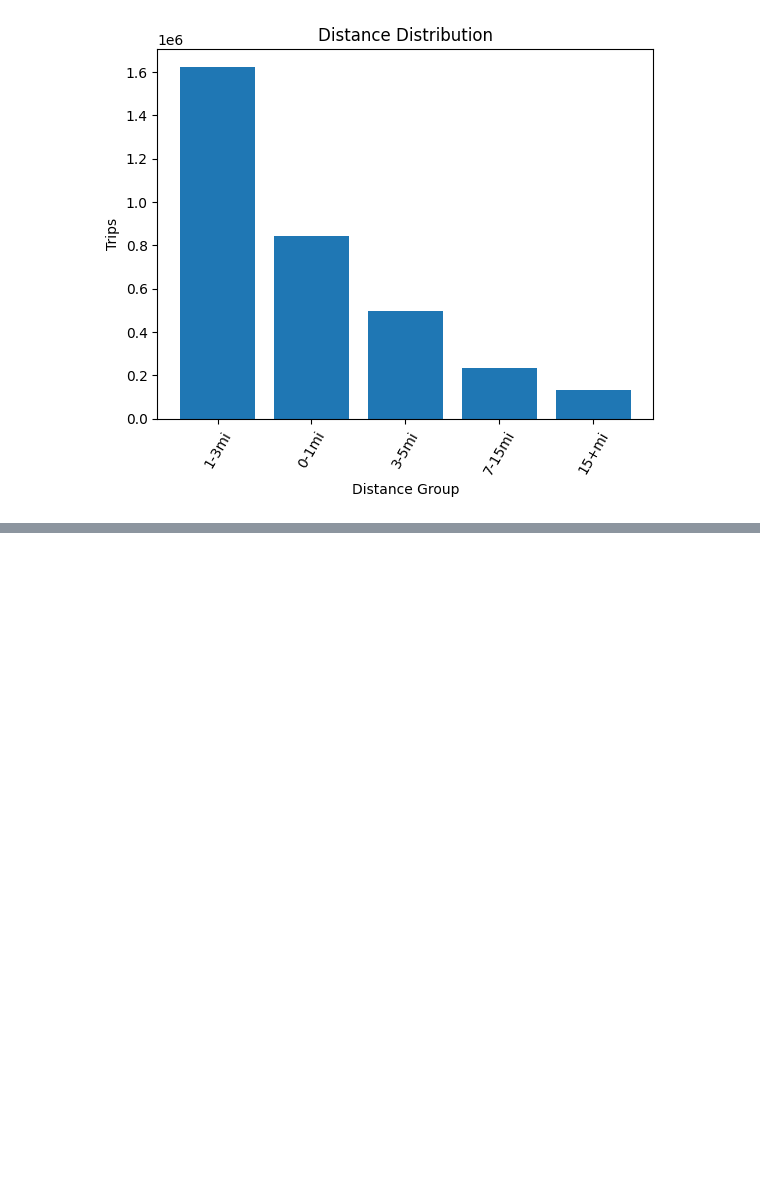
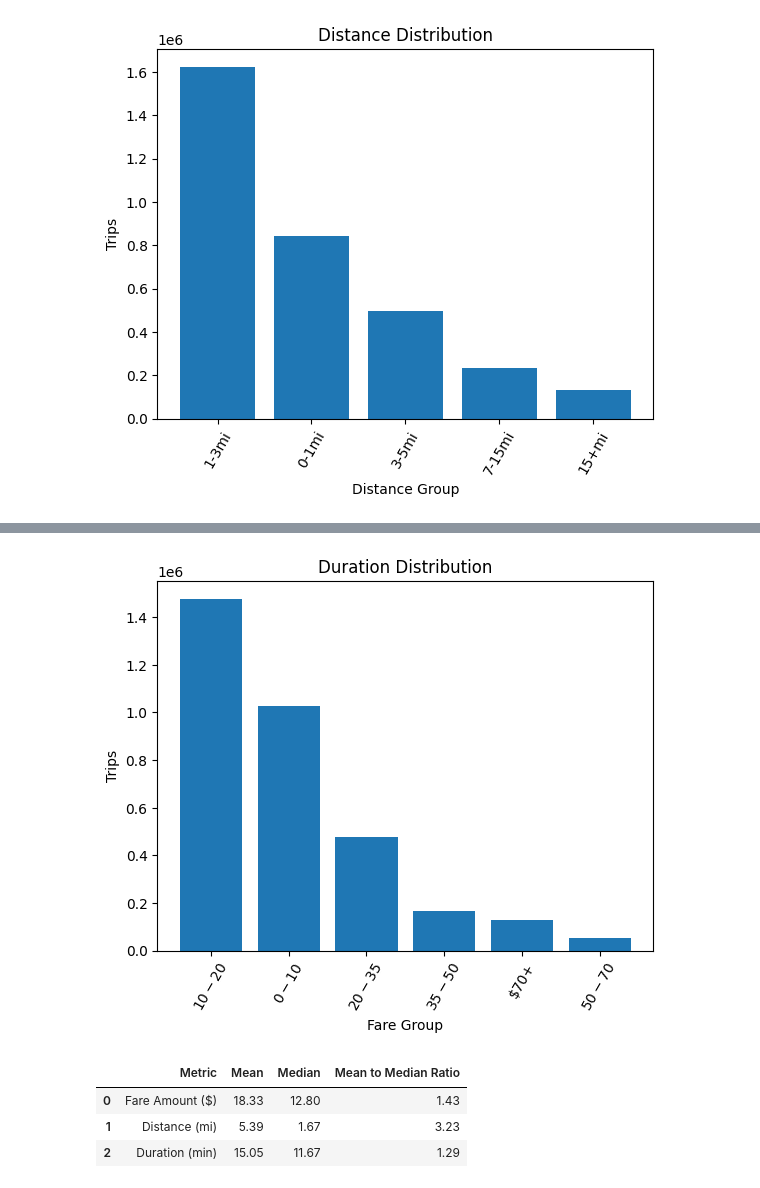
Before and after one commit to vodliosje/TaxiNYC, a Jupyter notebook: notebooks/2.1_pandas_eda.ipynb, the cells around one changed output, grey strips where cells are left out. Cells and saved outputs as stored; diff of their text form; code cells hidden in the pictures; blank space fills up the shorter version.

Commit message:
add statistically analysis with some minor eda

```diff
--- a/notebooks/2.1_pandas_eda.ipynb
+++ b/notebooks/2.1_pandas_eda.ipynb
@@ -258,0 +294,63 @@ plt.show()
+# %%
+#Fare distribution
+
+bins = [0,10,20,35,50,70,np.inf]
+locals = ['$0-$10','$10-$20','$20-$35','$35-$50','$50-$70','$70+']
+
+df['fare_group'] = pd.cut(df['fare_amount'],bins = bins, labels = locals, right = False)
+
+fare_distribution = (
+    df.groupby('fare_group')
+    .agg(
+        total_passenger = ('passenger_count','sum'),
+        trip_count = ('tpep_pickup_datetime','count'),
+        avg_trip_distance =('trip_distance','mean'),
+        revenue= ("total_amount","sum"),
+        avg_tip_rate = ('tip_rate','mean'),
+        avg_duration = ('duration_mins','mean')
+    )
+    .sort_values('trip_count', ascending = False)
+    .reset_index()
+)
+
+fare_distribution['avg_tip_rate'] = fare_distribution['avg_tip_rate'] * 100
+
+plt.Figure(figsize = (10,5))
+plt.title('Duration Distribution')
+
+plt.bar(fare_distribution['fare_group'].astype(str),fare_distribution ['trip_count'])
+
+plt.xlabel('Fare Group')
+plt.ylabel('Trips')
+plt.xticks(rotation = 60)
+plt.show()
+# %% [output]
+[figure, added]
+# %%
+# Data statistic analytics
+
+summary_stats = pd.DataFrame(
+    {
+        'Metric': ['Fare Amount ($)', 'Distance (mi)','Duration (min)'],
+        'Mean': [
+            df['fare_amount'].mean(),
+            df['trip_distance'].mean(),
+            df['duration_mins'].mean(),
+        ],
+        'Median': [
+            df['fare_amount'].median(),
+            df['trip_distance'].median(),
+            df['duration_mins'].median(),
+        ],
+    }
+)
+
+summary_stats['Mean to Median Ratio'] = (
+    summary_stats['Mean'] / summary_stats['Median']
+)
+display(summary_stats.round(2))
+# %% [output]
+|  | Metric | Mean | Median | Mean to Median Ratio |
+| 0 | Fare Amount ($) | 18.33 | 12.80 | 1.43 |
+| 1 | Distance (mi) | 5.39 | 1.67 | 3.23 |
+| 2 | Duration (min) | 15.05 | 11.67 | 1.29 |
```
Also changed, not shown: parts of 8 cells of this notebook.
